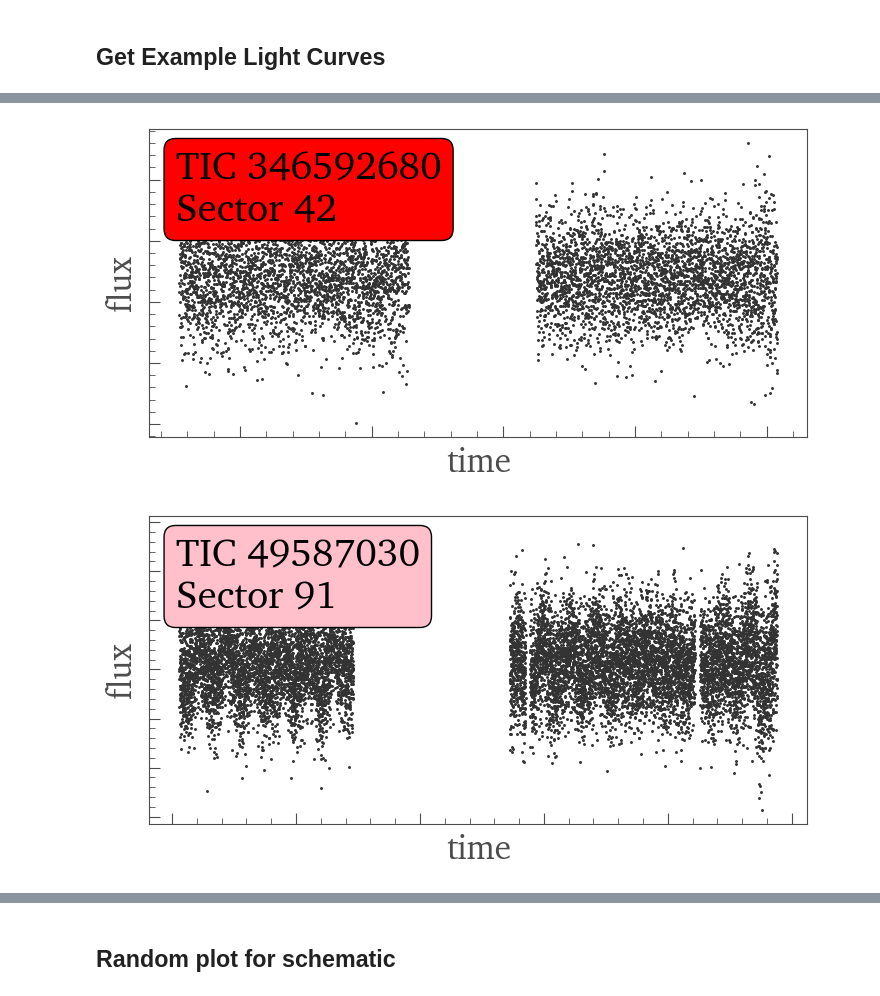
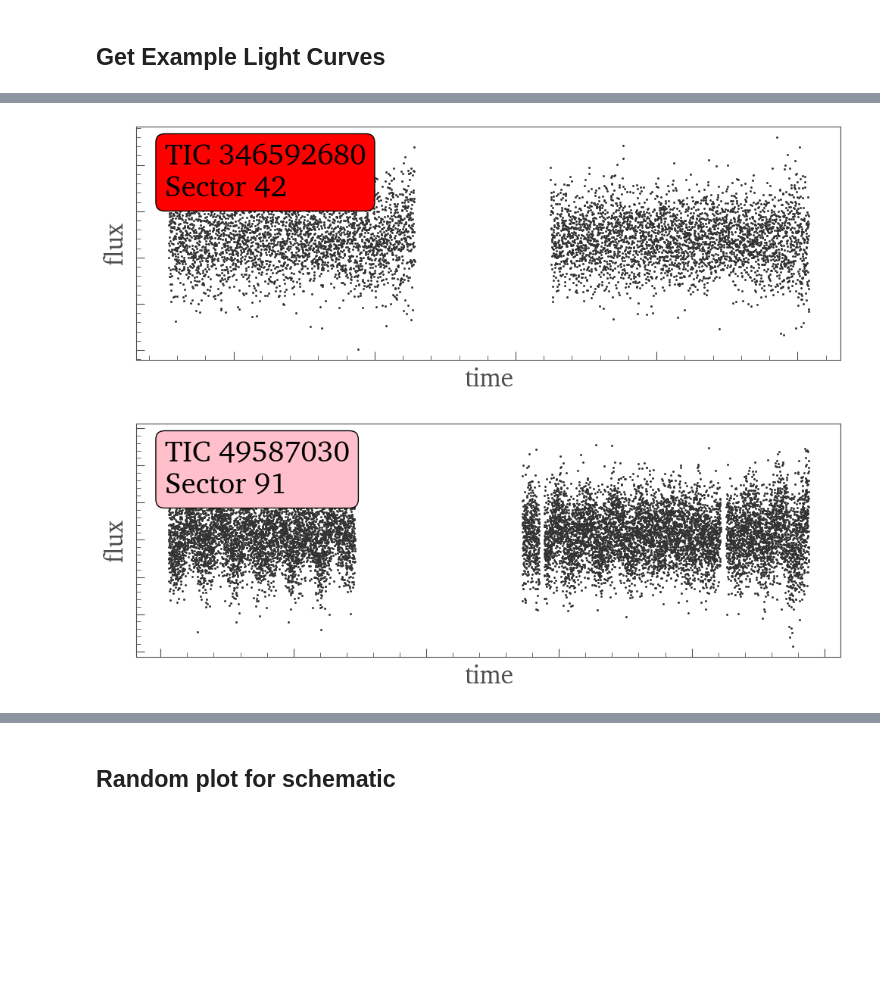
Before and after one commit to pvl19/lc-gen, a Jupyter notebook: output/umap/umap_analysis.ipynb, the cells around one changed output, grey strips where cells are left out. Drawn from its saved outputs; the diff is of its cells as text; code cells hidden in the pictures; blank space fills up the shorter version.

```diff
--- a/output/umap/umap_analysis.ipynb
+++ b/output/umap/umap_analysis.ipynb
@@ -387,23 +389,25 @@ plt.show()
 # %%
 lc_thinned = lc_2[::2]
-lc_thinned.scatter(s=5,label='',marker='.')
+fig = lc_thinned.scatter(s=5,label='',marker='.')
+fig.figure.set_size_inches(12, 4)
 plt.text(0.04,0.93,f'TIC {tic_2}\nSector {sector_2}',fontsize=28,
          bbox=dict(boxstyle='round', facecolor='red', alpha=1),ha='left',va='top',
          transform=plt.gca().transAxes)
 xl = plt.gca().get_xlabel()
 yl = plt.gca().get_ylabel()
 plt.gca().set_xlabel('time',fontsize=24)
 plt.gca().set_ylabel('flux',fontsize=24)
 xtl = plt.gca().get_xticklabels()
 ytl = plt.gca().get_yticklabels()
 plt.gca().set_xticklabels([],fontsize=18)
 plt.gca().set_yticklabels([],fontsize=18)
 plt.show()
 # %% [output]
-[figure, old version]
+[figure, new version]
 # %%
 lc_thinned = lc_3[::1]
-lc_thinned.scatter(s=5,label='',marker='.')
+fig = lc_thinned.scatter(s=5,label='',marker='.')
+fig.figure.set_size_inches(12, 4)
 plt.text(0.04,0.93,f'TIC {tic_3}\nSector {sector_3}',fontsize=28,
          bbox=dict(boxstyle='round', facecolor='pink', alpha=1),ha='left',va='top',
          transform=plt.gca().transAxes)
@@ -417,6 +421,6 @@ plt.gca().set_xticklabels([],fontsize=18)
 plt.gca().set_yticklabels([],fontsize=18)
 plt.show()
 # %% [output]
-[figure, old version]
+[figure, new version]
 # %%
 lc_thinned = lc_4[::2]
```
Also changed, not shown: parts of 41 cells of this notebook, 9 other files.
